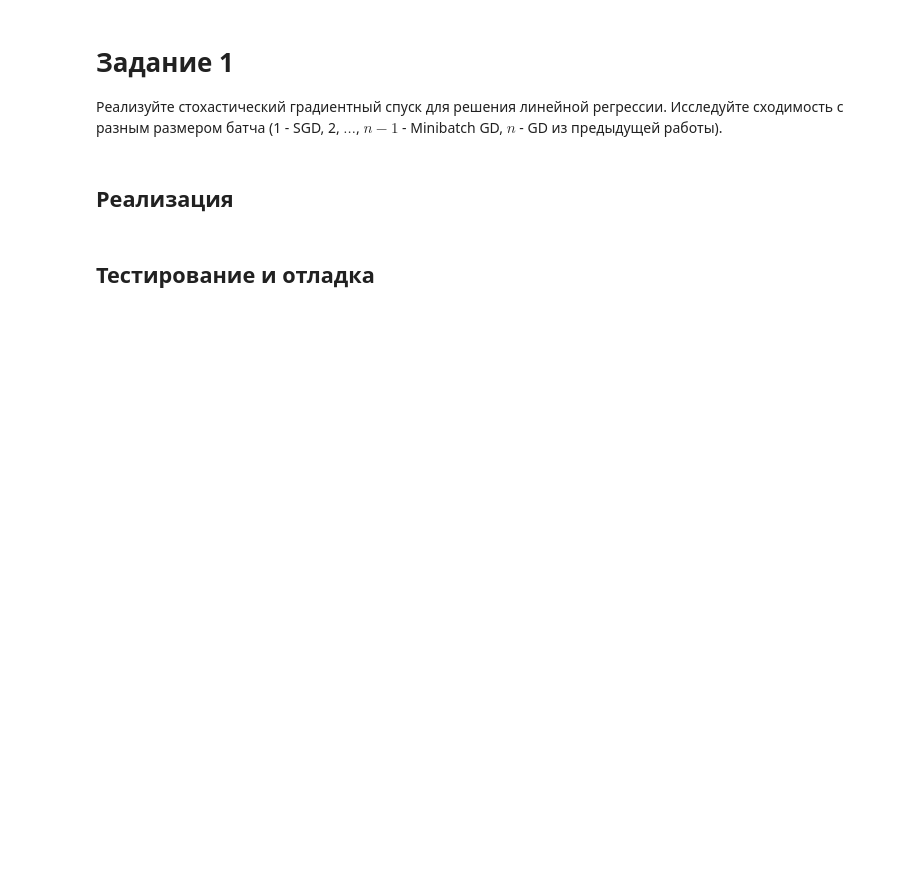
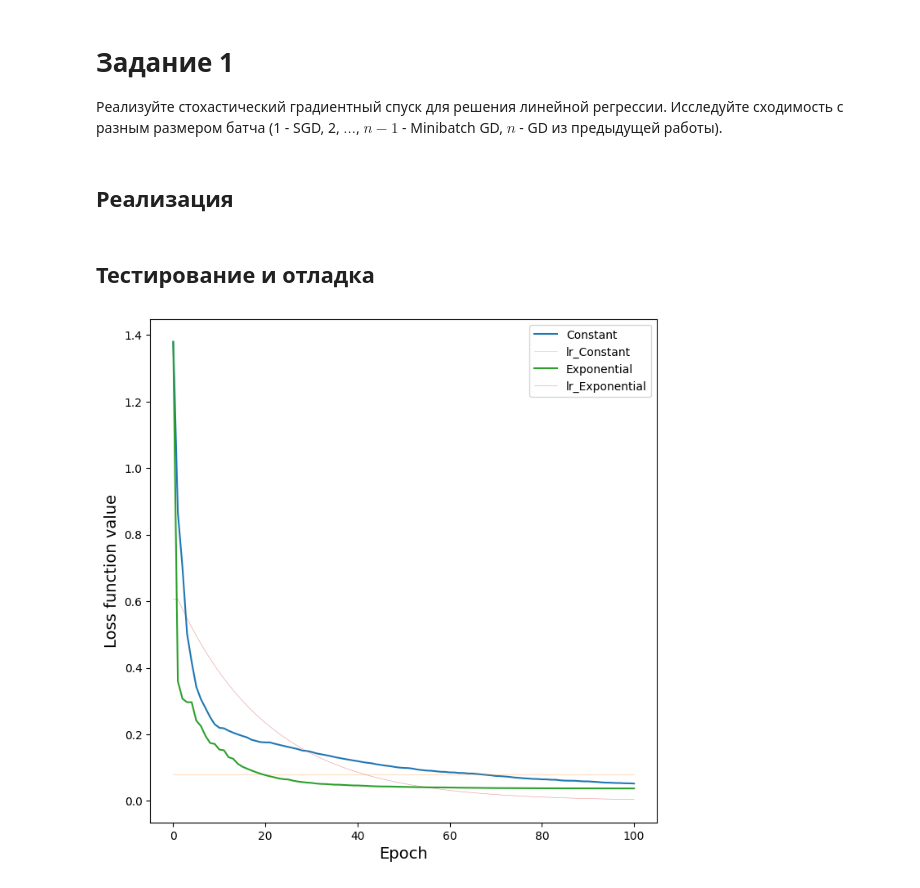
Before and after one commit to trio-at-optimization/optimization-lab2, a Jupyter notebook: T2.ipynb, the cells around one changed output. Cells and saved outputs as stored; diff of their text form; code cells hidden in the pictures; blank space fills up the shorter version.

```diff
--- a/T2.ipynb
+++ b/T2.ipynb
@@ -68,67 +73,57 @@ def stochastic_gradient_descent(f, initial_point, learning_rate_func, learning_r
 # %%
-def compare_const_decay_with_exp_decay(f, lr_step_size=1e-1, max_epochs=10000, filename='', filename_extension='.png', dpi=CNST_DPI_HQ):
+def compare_const_decay_with_exp_decay(f, lr_step_size=1e-1, max_epochs=100, filename='', filename_extension='.png', dpi=CNST_DPI_HQ):
+    # ================ configuration
     lr_values = np.arange(0, 100, lr_step_size)
     x0 = np.array([0, 0], dtype=float)
     batch_size = 2
     learning_rate_functions = [const_decay, exp_decay]
+    initial_learning_rate = 0.08
     labels = ['Constant',
               'Exponential']
+    # =============================
 
+    plt.xlabel('Epoch', fontsize=14)
+    plt.ylabel('Loss function value', fontsize=14)
 
     for i in range(2):
         learning_rate_function = learning_rate_functions[i]
-        result = []
 
-        for lr_iter in tqdm(lr_values):
-            steps = stochastic_gradient_descent(f, x0, learning_rate_function, learning_rate=lr_iter, max_epochs=max_epochs, batch_size=batch_size)
-            result.append(steps)
+        loss_values, lr_values = stochastic_gradient_descent(f, x0, learning_rate_function, learning_rate=initial_learning_rate, max_epochs=max_epochs, batch_size=batch_size)
 
-        plt.xlabel('Learning rate', fontsize=14)
-        plt.ylabel('Steps', fontsize=14)
-        plt.plot(lr_values, result, label=labels[i])
+        plt.plot(list(range(max_epochs + 1)), loss_values, label=labels[i])
+        plt.plot(list(range(max_epochs + 1)), lr_values, label=f'lr_{labels[i]}', alpha=0.5, linewidth=0.4)
 
-    # min_lr_index = np.argmin(result)
-    # min_steps = result[min_lr_index]
-    # min_lr = lr_values[min_lr_index]
-
-    # plt.annotate(f'[{min_lr}, {min_steps}]',
-    #             xy=(min_lr, min_steps),
-    #             xytext=(min_lr-0.1, min_steps+max_iter/10),
-    #             bbox=dict(boxstyle="round", fc="0.8"),
-    #             arrowprops=dict(arrowstyle='->', lw=2, color='black'))
-
-    # plt.xlabel('Learning rate', fontsize=14)
-    # plt.ylabel('Steps', fontsize=14)
-    # plt.plot(lr_values, result)
 
     if(filename != ''):
         plt.savefig(filename + filename_extension, dpi=dpi, bbox_inches=0, transparent=True)
 
+    plt.legend()
     plt.show()
 # %% [markdown]
 ## Тестирование и отладка
 # %%
 def mse_loss(x):
         weights, bias = x[0], x[1]
         y_pred = np.dot(X, weights) + bias
         mse = np.mean((y - y_pred) ** 2)
         return mse
-
 
 # ======== style-parameters
 plt.style.use('default')
 _ = plt.figure(figsize=(8, 8))
 # =========================
 
 # Генерируем случайные точки
 real_weight, real_bias = 2, 0
 
-dots_count = 500
-variance = 3
+dots_count = 5000
+variance = 0.5
 X = np.random.rand(dots_count, 1)
 y = real_weight * X + real_bias + (np.random.rand(dots_count, 1) * variance - variance / 2)
 
 compare_const_decay_with_exp_decay(mse_loss)
+# %% [output]
+[figure, added]
 # %%
 def mse_loss(x):
         weights, bias = x[0], x[1]
```
Also changed, not shown: parts of 3 cells of this notebook.
